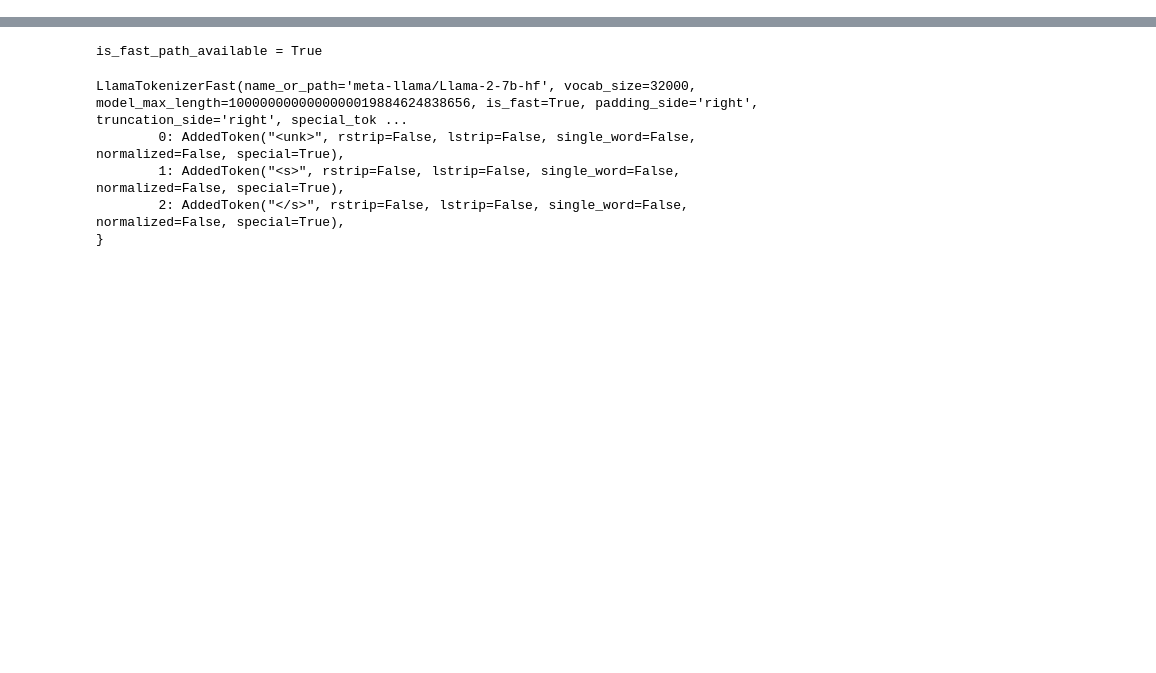
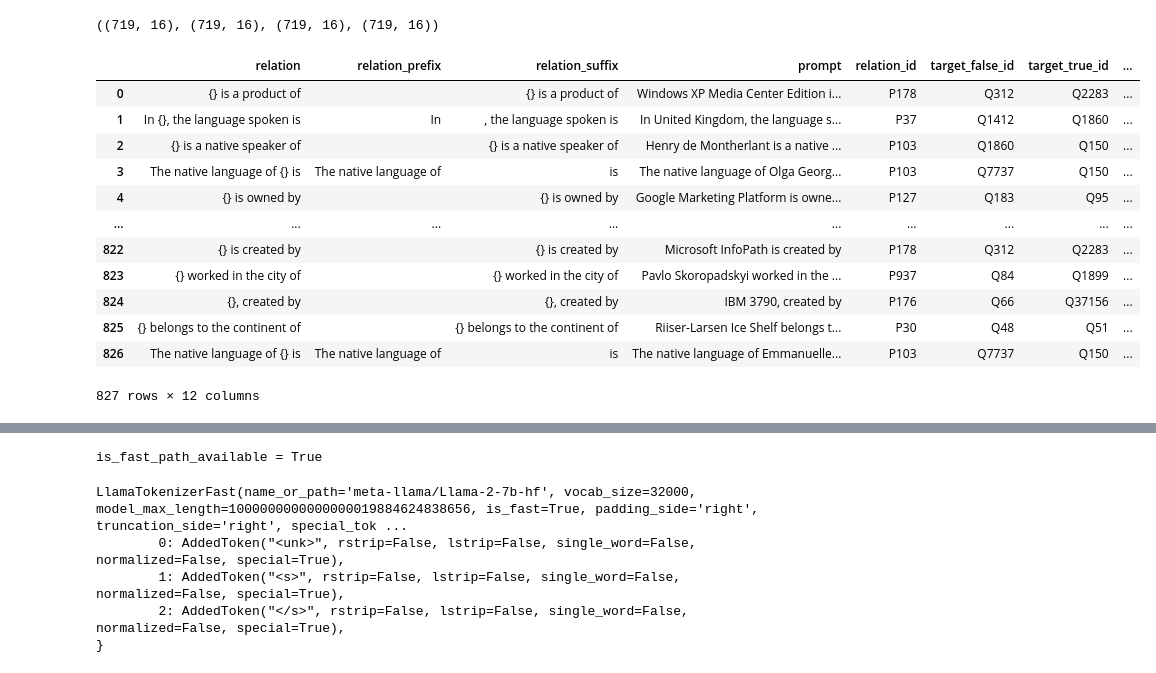
Before and after one commit to idangrosbard/ssm_analysis, a Jupyter notebook: notebooks/tmp.ipynb, the cells around one changed output, grey strips where cells are left out. Cells and saved outputs as stored; diff of their text form; code cells hidden in the pictures; blank space fills up the shorter version.

```diff
--- a/notebooks/tmp.ipynb
+++ b/notebooks/tmp.ipynb
@@ -3,0 +58,23 @@
+# %%
+@dataclass
+class Args(BaseConfig):
+    temperature = 1
+    top_k = 0
+    top_p = 1
+    attention: bool = False
+
+    experiment_name: str = "data_construction"
+
+    @property
+    def model_id(self) -> TModelID:
+        return MODEL_SIZES_PER_ARCH_TO_MODEL_ID[self.model_arch][self.model_size]
+
+    @property
+    def output_path(self) -> Path:
+        return PATHS.OUTPUT_DIR / self.model_id / "data_construction" / f"ds={self.dataset_args.dataset_name}"
+# %%
+args = Args(
+    model_arch=MODEL_ARCH.MAMBA1,
+    model_size="7B",
+    dataset_args=DatasetArgs(name=DATASETS.COUNTER_FACT, splits="all"),
+)
@@ -3,0 +99,2 @@
+# %%
+original_data = pd.DataFrame(load_splitted_counter_fact("all", align_to_known=False, filteration=args.filteration))
@@ -3,0 +115,20 @@
+# %%
+(t["", True].shape, t["_v7", True].shape, t["", False].shape, t["_v7", False].shape)
+# %% [output]
+((719, 16), (719, 16), (719, 16), (719, 16))
+# %%
+original_data
+# %% [output]
+|  | relation | relation_prefix | relation_suffix | prompt | relation_id | target_false_id | target_true_id | ... |
+| 0 | {} is a product of |  | {} is a product of | Windows XP Media Center Edition i... | P178 | Q312 | Q2283 | ... |
+| 1 | In {}, the language spoken is | In | , the language spoken is | In United Kingdom, the language s... | P37 | Q1412 | Q1860 | ... |
+| 2 | {} is a native speaker of |  | {} is a native speaker of | Henry de Montherlant is a native ... | P103 | Q1860 | Q150 | ... |
+| 3 | The native language of {} is | The native language of | is | The native language of Olga Georg... | P103 | Q7737 | Q150 | ... |
+| 4 | {} is owned by |  | {} is owned by | Google Marketing Platform is owne... | P127 | Q183 | Q95 | ... |
+| ... | ... | ... | ... | ... | ... | ... | ... | ... |
+| 822 | {} is created by |  | {} is created by | Microsoft InfoPath is created by | P178 | Q312 | Q2283 | ... |
+| 823 | {} worked in the city of |  | {} worked in the city of | Pavlo Skoropadskyi worked in the ... | P937 | Q84 | Q1899 | ... |
+| 824 | {}, created by |  | {}, created by | IBM 3790, created by | P176 | Q66 | Q37156 | ... |
+| 825 | {} belongs to the continent of |  | {} belongs to the continent of | Riiser-Larsen Ice Shelf belongs t... | P30 | Q48 | Q51 | ... |
+| 826 | The native language of {} is | The native language of | is | The native language of Emmanuelle... | P103 | Q7737 | Q150 | ... |
+827 rows × 12 columns
```
Also changed, not shown: parts of 16 cells of this notebook, 22 other files.
